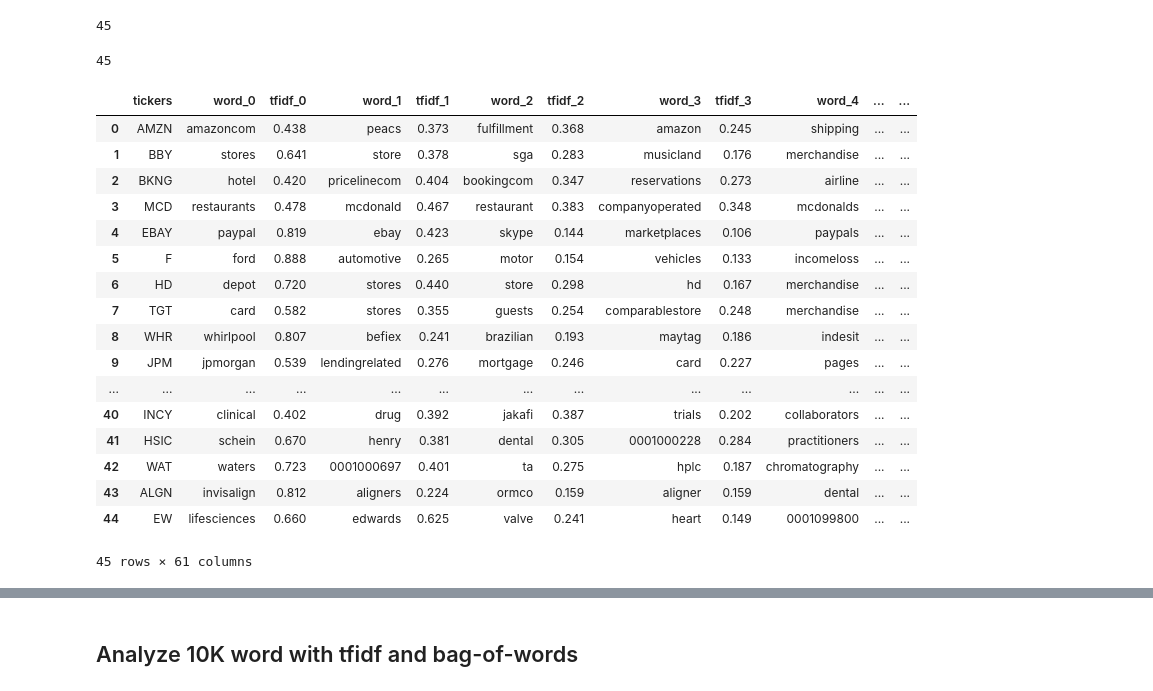
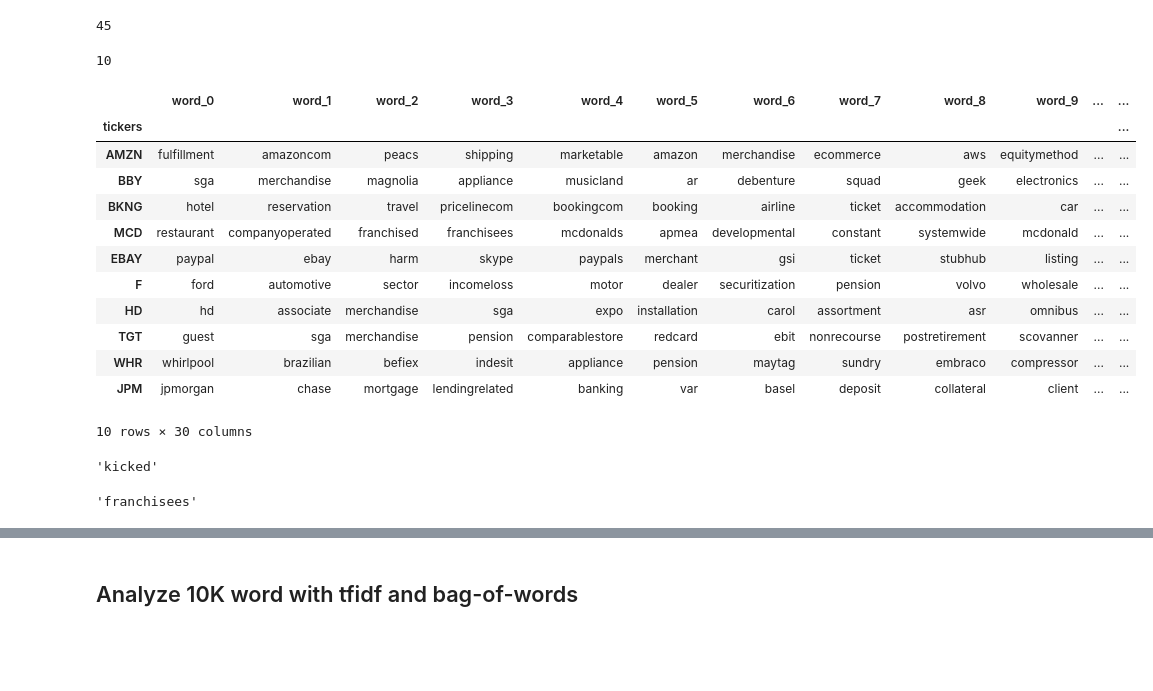
Before and after one commit to mbinkhaled/esg_nlp, a Jupyter notebook: 2. word_preprocessing.ipynb, the cells around one changed output, grey strips where cells are left out. Drawn from its saved outputs; the diff is of its cells as text; code cells hidden in the pictures; blank space fills up the shorter version.

```diff
--- a/2. word_preprocessing.ipynb
+++ b/2. word_preprocessing.ipynb
@@ -160,7 +146,7 @@ def remove_punct(string):
     return re.sub(r"[{}]+".format(punctuation), "", string)
 # %%
 # define a function for filtering words
-def filter_words(string):
+def is_words(string):
     return bool(re.match(r'^[a-z\']+$', string))
 # %%
 def aggregate_cik_texts(cik, filetype):
@@ -188,5 +174,13 @@ def aggregate_cik_texts(cik, filetype):
     texts = remove_punct(texts)
 
     return texts
+# %%
+def preprocess(texts):
+    # Tokenize texts, remove stopwords and numbers, and keep only the relevant words
+    # Then lemmatize the tokens
+    lemmatizer = WordNetLemmatizer()
+    tokens = [lemmatizer.lemmatize(token) for token in nltk.word_tokenize(texts) if token not in stop_words and is_words(token)]
+
+    return ' '.join(tokens)
 # %%
 def texts2counter(texts):
@@ -212,7 +203,8 @@ for cik in tqdm(cik_list):
     tickers.append(CIK2TICKER[cik])
     texts = ""
     for filetype in ["10k", "10q"]:
-        texts += aggregate_cik_texts(cik, filetype)
+        text = aggregate_cik_texts(cik, filetype)
+        texts += preprocess(text)
         # counter = texts2counter(texts)
     docs.append(texts)
 # %%
@@ -282,30 +274,36 @@ for keyword in keywords:
 # %%
 len(keywords)
 # %% [output]
-45
+10
 # %%
 df_top_k_word = pd.DataFrame(dict_top_k)
+# %%
+df_top_k_word = df_top_k_word.set_index("tickers")
+df_top_k_word.filter(regex='word*', axis=1)
+# %% [output]
+|  | word_0 | word_1 | word_2 | word_3 | word_4 | word_5 | word_6 | word_7 | word_8 | word_9 | ... | ... |
+| tickers |  |  |  |  |  |  |  |  |  |  |  | ... |
+| AMZN | fulfillment | amazoncom | peacs | shipping | marketable | amazon | merchandise | ecommerce | aws | equitymethod | ... | ... |
+| BBY | sga | merchandise | magnolia | appliance | musicland | ar | debenture | squad | geek | electronics | ... | ... |
+| BKNG | hotel | reservation | travel | pricelinecom | bookingcom | booking | airline | ticket | accommodation | car | ... | ... |
+| MCD | restaurant | companyoperated | franchised | franchisees | mcdonalds | apmea | developmental | constant | systemwide | mcdonald | ... | ... |
+| EBAY | paypal | ebay | harm | skype | paypals | merchant | gsi | ticket | stubhub | listing | ... | ... |
+| F | ford | automotive | sector | incomeloss | motor | dealer | securitization | pension | volvo | wholesale | ... | ... |
+| HD | hd | associate | merchandise | sga | expo | installation | carol | assortment | asr | omnibus | ... | ... |
+| TGT | guest | sga | merchandise | pension | comparablestore | redcard | ebit | nonrecourse | postretirement | scovanner | ... | ... |
+| WHR | whirlpool | brazilian | befiex | indesit | appliance | pension | maytag | sundry | embraco | compressor | ... | ... |
+| JPM | jpmorgan | chase | mortgage | lendingrelated | banking | var | basel | deposit | collateral | client | ... | ... |
+10 rows × 30 columns
+# %%
+lemmatizer.lemmatize("kicked")
+# %% [output]
+'kicked'
+# %%
+lemmatizer.lemmatize("franchisees")
+# %% [output]
+'franchisees'
 # %%
-df_top_k_word.to_csv("data/45_companies_top_30", index=False)
+df_top_k_word.to_csv("data/45_companies_top_30.csv", index=False)
-# %% [output]
-|  | tickers | word_0 | tfidf_0 | word_1 | tfidf_1 | word_2 | tfidf_2 | word_3 | tfidf_3 | word_4 | ... | ... |
-| 0 | AMZN | amazoncom | 0.438 | peacs | 0.373 | fulfillment | 0.368 | amazon | 0.245 | shipping | ... | ... |
-| 1 | BBY | stores | 0.641 | store | 0.378 | sga | 0.283 | musicland | 0.176 | merchandise | ... | ... |
-| 2 | BKNG | hotel | 0.420 | pricelinecom | 0.404 | bookingcom | 0.347 | reservations | 0.273 | airline | ... | ... |
-| 3 | MCD | restaurants | 0.478 | mcdonald | 0.467 | restaurant | 0.383 | companyoperated | 0.348 | mcdonalds | ... | ... |
-| 4 | EBAY | paypal | 0.819 | ebay | 0.423 | skype | 0.144 | marketplaces | 0.106 | paypals | ... | ... |
-| 5 | F | ford | 0.888 | automotive | 0.265 | motor | 0.154 | vehicles | 0.133 | incomeloss | ... | ... |
-| 6 | HD | depot | 0.720 | stores | 0.440 | store | 0.298 | hd | 0.167 | merchandise | ... | ... |
-| 7 | TGT | card | 0.582 | stores | 0.355 | guests | 0.254 | comparablestore | 0.248 | merchandise | ... | ... |
-| 8 | WHR | whirlpool | 0.807 | befiex | 0.241 | brazilian | 0.193 | maytag | 0.186 | indesit | ... | ... |
-| 9 | JPM | jpmorgan | 0.539 | lendingrelated | 0.276 | mortgage | 0.246 | card | 0.227 | pages | ... | ... |
-| ... | ... | ... | ... | ... | ... | ... | ... | ... | ... | ... | ... | ... |
-| 40 | INCY | clinical | 0.402 | drug | 0.392 | jakafi | 0.387 | trials | 0.202 | collaborators | ... | ... |
-| 41 | HSIC | schein | 0.670 | henry | 0.381 | dental | 0.305 | 0001000228 | 0.284 | practitioners | ... | ... |
-| 42 | WAT | waters | 0.723 | 0001000697 | 0.401 | ta | 0.275 | hplc | 0.187 | chromatography | ... | ... |
-| 43 | ALGN | invisalign | 0.812 | aligners | 0.224 | ormco | 0.159 | aligner | 0.159 | dental | ... | ... |
-| 44 | EW | lifesciences | 0.660 | edwards | 0.625 | valve | 0.241 | heart | 0.149 | 0001099800 | ... | ... |
-45 rows × 61 columns
 # %%
 with open(os.path.join(pkl_path, 'token_counter.pkl'), 'rb') as f:
     # Pickle the 'data' dictionary using the highest protocol available.
```
Also changed, not shown: parts of 6 cells of this notebook, 1 other file.
